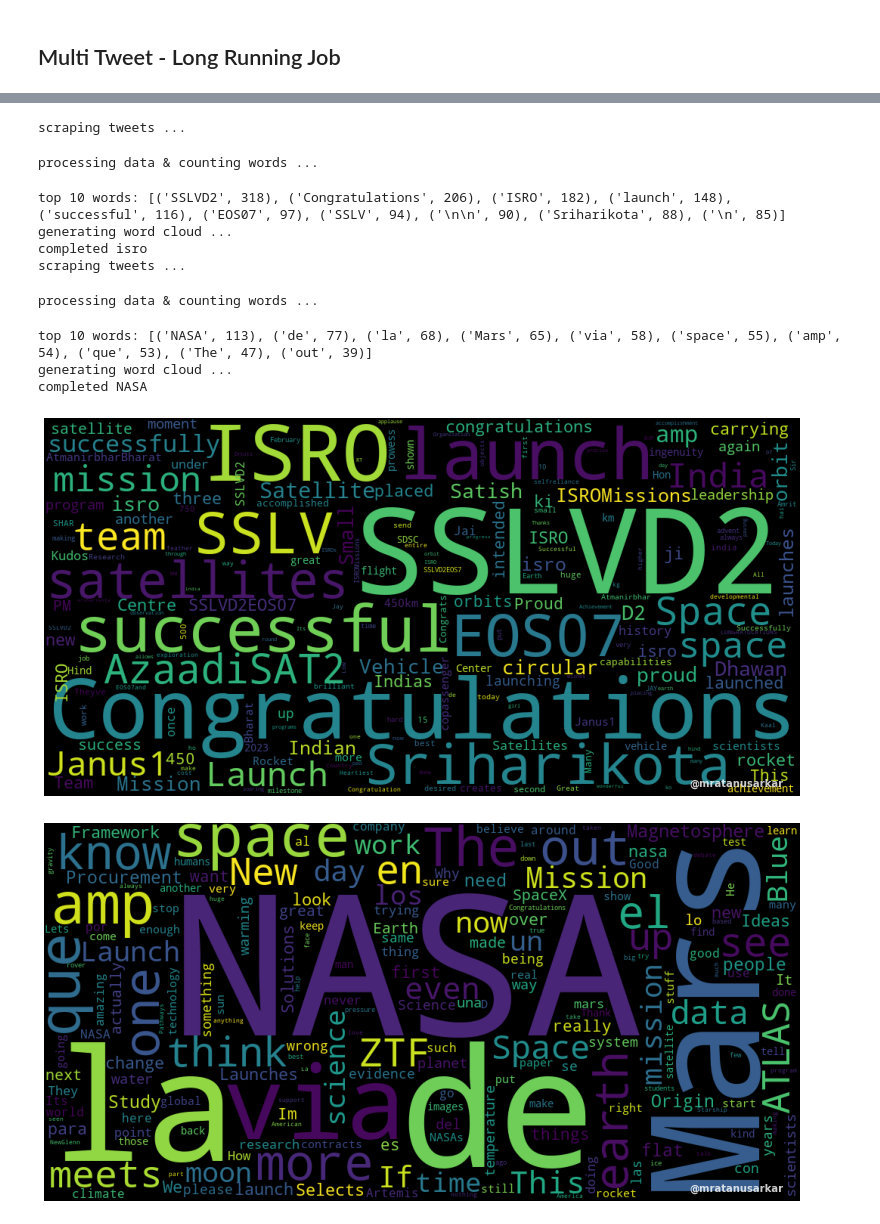
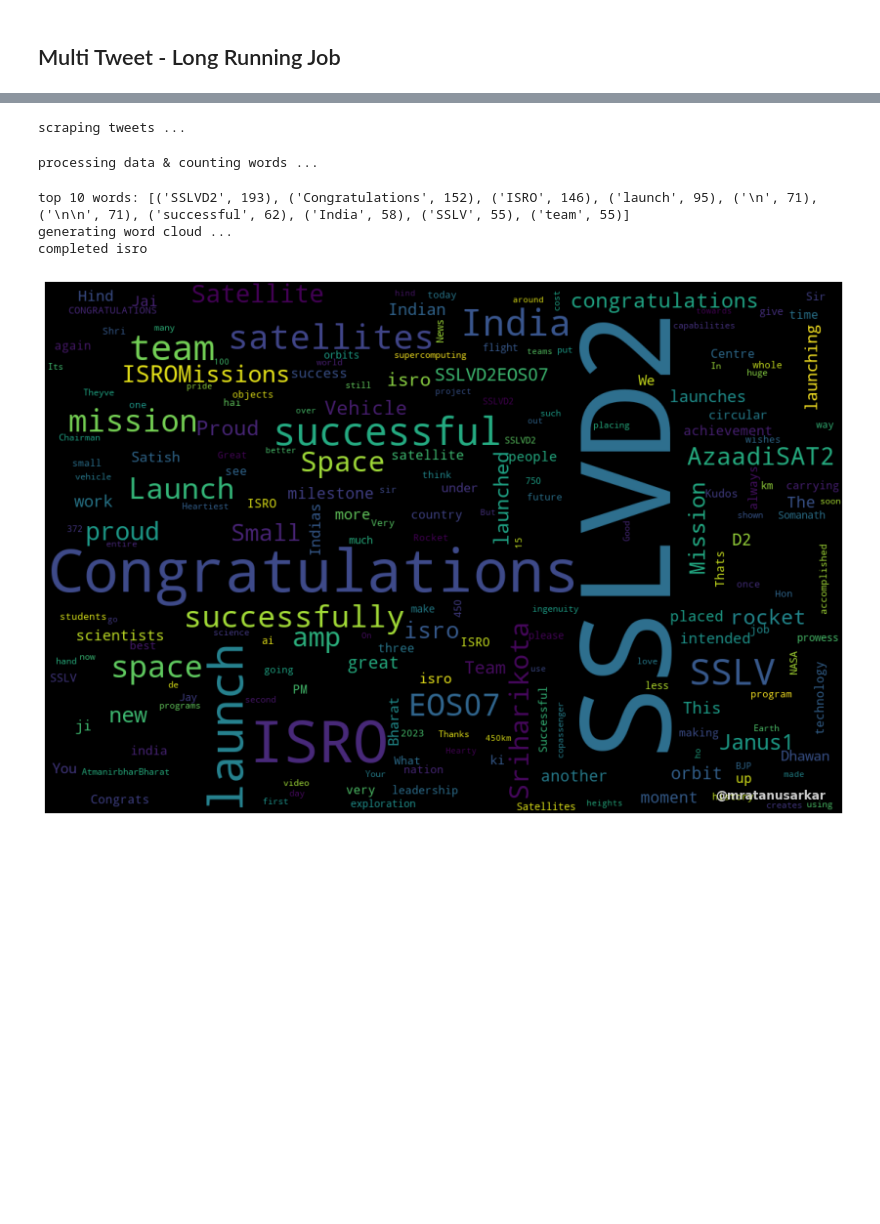
Before and after one commit to mratanusarkar/twitter-sentiment-analysis, a Jupyter notebook: Notebooks/Tweet_Analysis_and_Inference.ipynb, the cells around one changed output, grey strips where cells are left out. Saved outputs shown, nothing was run; the diff lists cells and outputs as text; code cells hidden in the pictures; blank space fills up the shorter version.

Commit message:
fixed image rendering issue

```diff
--- a/Notebooks/Tweet_Analysis_and_Inference.ipynb
+++ b/Notebooks/Tweet_Analysis_and_Inference.ipynb
@@ -185,7 +185,21 @@ def generate_word_cloud(rawData: pd.DataFrame, force_exclude_words=[]):
 # %%
 # v2 with dynamic width, height, dpi
 # TODO: find relation between them and fix rendering
-def generate_word_cloud_v2(rawData: pd.DataFrame, topic_title: str, force_exclude_words=[], width = 1000, height = 500, dpi=60) -> None:
+def generate_word_cloud_v2(rawData: pd.DataFrame, topic_title: str, force_exclude_words=[], width = 1000, height = 500, dpi=100) -> None:
+    """
+    Generate word cloud from a pandas dataframe containing twitter data in a column named 'content'
+    Arguments:
+        :param rawData: pandas databrame with a column named 'content' that contents all the scraped tweets in string
+        :param topic_title: name of the topic in string (name of the exported files)
+        :param force_exclude_words: list of words (strings) that you want to be excluded from the wordcloud
+        :param width: width of the canvas in px (default: 1000)
+        :param height: height of the canvas in px (default: 500)
+        :param dpi: dpi of the saved image (default: 100, same as matplotlib default)
+    Returns:
+        prints out the progress and shows the wordcloud
+        :return: None
+    """
+    # process dataframe
     print("processing data & counting words ...")
     counter = Counter({})
     for tweet_content in tqdm(rawData.content, total=len(rawData.index)):
@@ -194,15 +208,22 @@ def generate_word_cloud_v2(rawData: pd.DataFrame, topic_title: str, force_exclud
     counter = remove_common_words(counter, force_exclude_words)
     print("top 10 words:", counter.most_common(10))
 
+    # generate word cloud
     print("generating word cloud ...")
     wordcloud = WordCloud(width = width, height = height).generate_from_frequencies(counter)
-    plt.figure(figsize=(width/dpi, height/dpi), dpi=dpi)
+
+    # generate canvas and image from word cloud
+    # inch to px conversion
+    px = 1 / plt.rcParams['figure.dpi']
+    plt.figure(figsize=(width*px, height*px))
     plt.imshow(wordcloud)
     plt.axis("off")
+    # signature
     plt.annotate(
         "@mratanusarkar", xy=(0.98, 0.02), xycoords='axes fraction',
         ha='right', va='bottom', fontsize=12, color='white', alpha=0.8, weight='bold'
     )
+
     # Save Word Cloud
     img_file_path = "wordcloud/" + topic_title + str(width) + "x" + str(height) + ".png"
     os.makedirs(os.path.dirname(img_file_path), exist_ok=True)
@@ -217,9 +238,9 @@ query = 'ISRO OR #SSLVD2 OR #ISRO'
 limit = 1000
 exclude_words = []
 
-# scrape tweets and generate wordcloud
+# scrape tweets and generate wordcloud (using v2)
 rawData = get_tweets(query, limit)
-plt_fig = generate_word_cloud(rawData, exclude_words)
+plt_fig = generate_word_cloud_v2(rawData, topic_title, exclude_words)
 # %% [output]
 scraping tweets ...
 processing data & counting words ...
@@ -239,7 +261,7 @@ plt_fig.savefig(topic_title + ".png", bbox_inches='tight', dpi=300)
 # %% [markdown]
 ## Multi Tweet - Long Running Job
 # %%
-twitter_handles = ["isro", "NASA"]
+twitter_handles = ["isro"]
 exclude_words = []
 limit = 1000
 # %%
@@ -272,24 +289,18 @@ generating word cloud ...
 # %%
 # using v2:
 
 for accounts in twitter_handles:
     # set parameters
     topic_title = accounts
     query = f"@{accounts}"
 
     # scrape tweets and generate wordcloud
     rawData = get_tweets(query, limit)
-    generate_word_cloud_v2(rawData, topic_title, exclude_words)
+    generate_word_cloud_v2(rawData, topic_title, exclude_words, 1080, 720)
 # %% [output]
 scraping tweets ...
 processing data & counting words ...
-top 10 words: [('SSLVD2', 318), ('Congratulations', 206), ('ISRO', 182), ('launch', 148), ('successful', 116), ('EOS07', 97), ('SSLV', 94), ('\n\n', 90), ('Sriharikota', 88), ('\n', 85)]
+top 10 words: [('SSLVD2', 193), ('Congratulations', 152), ('ISRO', 146), ('launch', 95), ('\n', 71), ('\n\n', 71), ('successful', 62), ('India', 58), ('SSLV', 55), ('team', 55)]
 generating word cloud ...
 completed isro
-scraping tweets ...
-processing data & counting words ...
-top 10 words: [('NASA', 113), ('de', 77), ('la', 68), ('Mars', 65), ('via', 58), ('space', 55), ('amp', 54), ('que', 53), ('The', 47), ('out', 39)]
-generating word cloud ...
-completed NASA
-[figure, old version]
+[figure, new version]
-[figure, removed]
```
Also changed, not shown: parts of 6 cells of this notebook.
